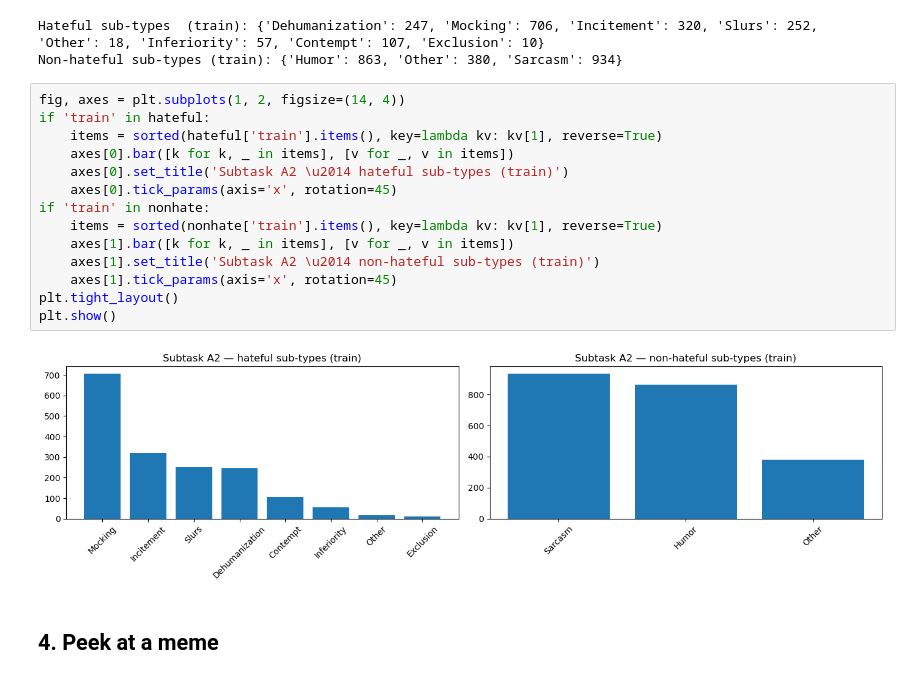
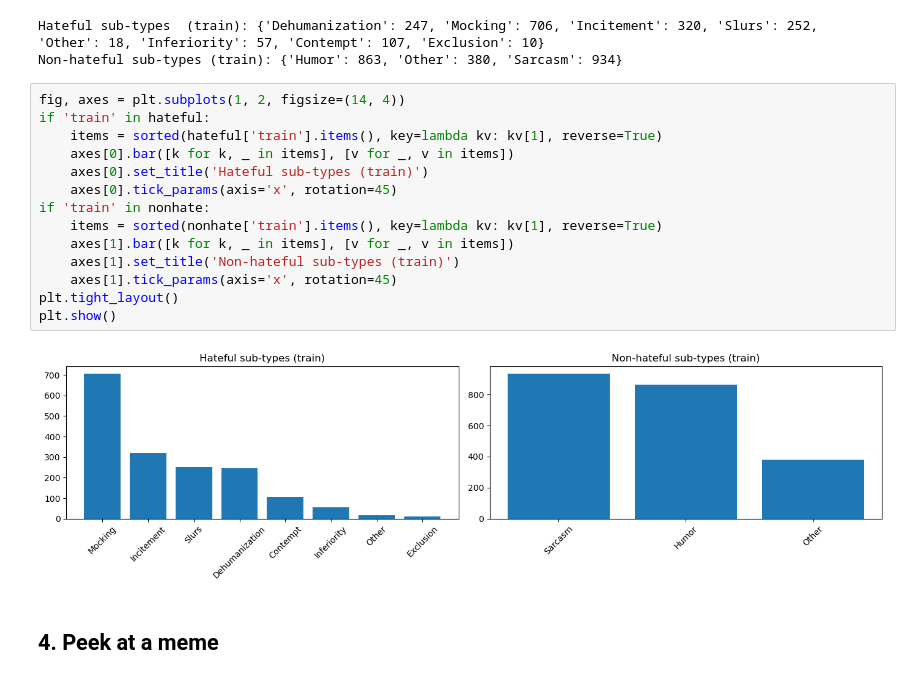
Before and after one commit to araieval/ArGuard-2026-tasks, a Jupyter notebook: task1/baselines/notebooks/01_explore_data.ipynb, the cells around one changed output. Drawn from its saved outputs; the diff is of its cells as text.

```diff
--- a/task1/baselines/notebooks/01_explore_data.ipynb
+++ b/task1/baselines/notebooks/01_explore_data.ipynb
@@ -122,19 +99,19 @@ Non-hateful sub-types (train): {'Humor': 863, 'Other': 380, 'Sarcasm': 934}
 # %%
 fig, axes = plt.subplots(1, 2, figsize=(14, 4))
 if 'train' in hateful:
     items = sorted(hateful['train'].items(), key=lambda kv: kv[1], reverse=True)
     axes[0].bar([k for k, _ in items], [v for _, v in items])
-    axes[0].set_title('Subtask A2 \u2014 hateful sub-types (train)')
+    axes[0].set_title('Hateful sub-types (train)')
     axes[0].tick_params(axis='x', rotation=45)
 if 'train' in nonhate:
     items = sorted(nonhate['train'].items(), key=lambda kv: kv[1], reverse=True)
     axes[1].bar([k for k, _ in items], [v for _, v in items])
-    axes[1].set_title('Subtask A2 \u2014 non-hateful sub-types (train)')
+    axes[1].set_title('Non-hateful sub-types (train)')
     axes[1].tick_params(axis='x', rotation=45)
 plt.tight_layout()
 plt.show()
 # %% [output]
-[figure, old version]
+[figure, new version]
 # %% [markdown]
 ## 4. Peek at a meme
 # %%
```
Also changed, not shown: parts of 1 cell of this notebook.
